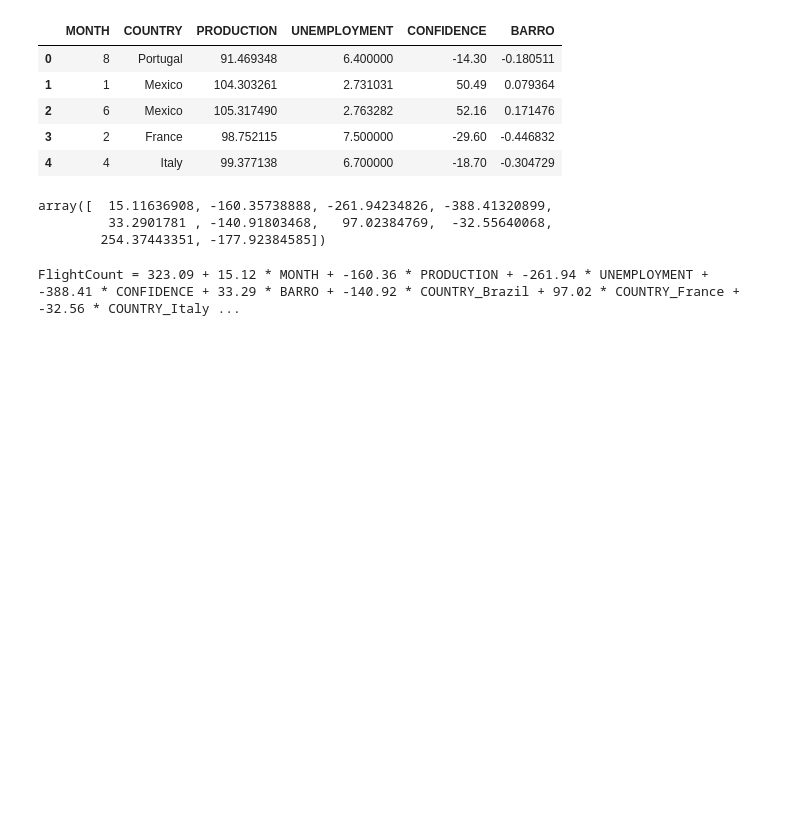
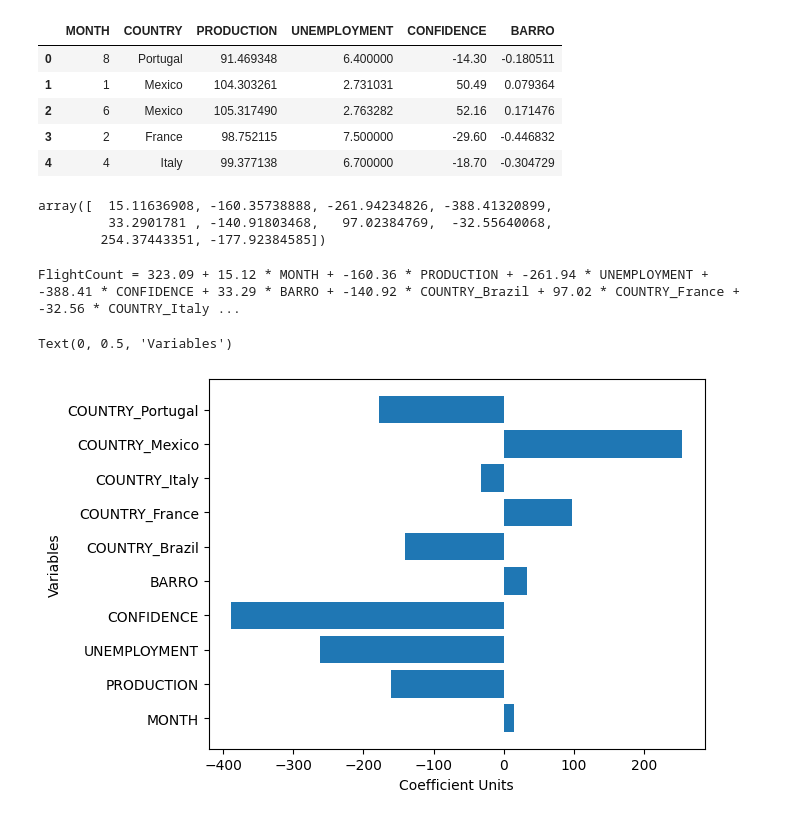
Before and after one commit to alexdelargy/DS320FinalProject, a Jupyter notebook: main.ipynb, the cells around one changed output. Drawn from its saved outputs; the diff is of its cells as text; code cells hidden in the pictures; blank space fills up the shorter version.

Commit message:
Added charts

```diff
--- a/main.ipynb
+++ b/main.ipynb
@@ -528,3 +528,11 @@ for var, coef in zip(X.columns, model.coef_):
 print(f"FlightCount = {equation}")
 # %% [output]
 FlightCount = 323.09 + 15.12 * MONTH + -160.36 * PRODUCTION + -261.94 * UNEMPLOYMENT + -388.41 * CONFIDENCE + 33.29 * BARRO + -140.92 * COUNTRY_Brazil + 97.02 * COUNTRY_France + -32.56 * COUNTRY_Italy ...
+# %%
+coef_df = pd.DataFrame({"Variable": X.columns, "Coefficients": model.coef_})
+plt.barh(coef_df['Variable'], coef_df['Coefficients'])
+plt.xlabel('Coefficient Units')
+plt.ylabel('Variables')
+# %% [output]
+Text(0, 0.5, 'Variables')
+[figure, added]
```
